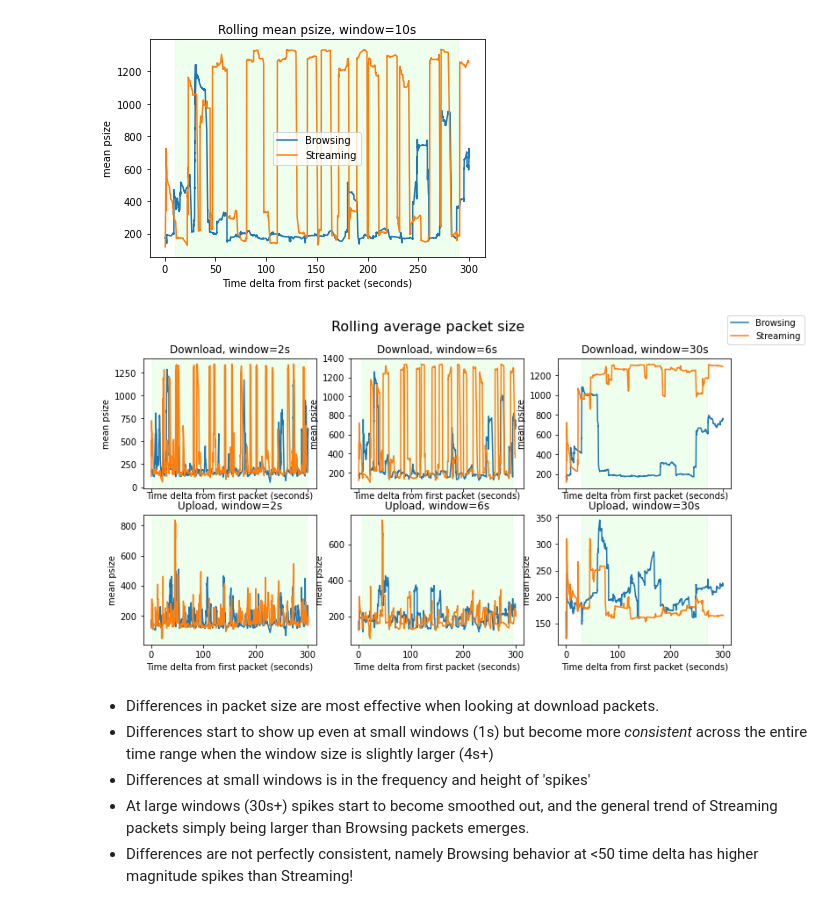
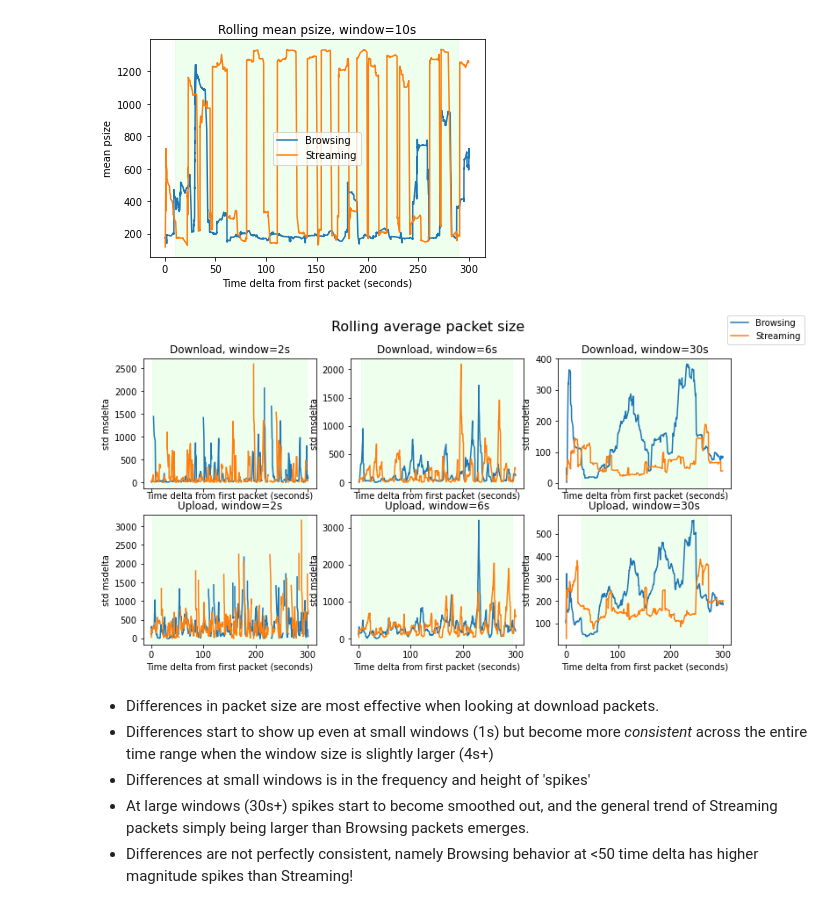
Before and after one commit to parkeraddison/flowpic-replication, a Jupyter notebook: notebooks/3_cleaning-and-features.ipynb, the cells around one changed output. Drawn from its saved outputs; the diff is of its cells as text; code cells hidden in the pictures.

```diff
--- a/notebooks/3_cleaning-and-features.ipynb
+++ b/notebooks/3_cleaning-and-features.ipynb
@@ -459,6 +468,8 @@ def compare_rolling(browse, stream, col, seconds, stat='mean', filts=[],
             frame = rolled.mean()
         elif stat == 'count':
             frame = rolled.count()
+        elif stat == 'std':
+            frame = rolled.std()
         else:
             frame = rolled.apply(stat)
 
@@ -492,21 +503,21 @@ compare_rolling(db, ds, 'psize', 10)
 # %%
 fig, axes = plt.subplots(2, 3, figsize=(12, 6), sharex=True, sharey=False)
 
 seconds = [2, 6, 30]
-col = 'psize'
-stat = 'mean'
+col = 'msdelta'
+stat = 'std'
 
 for i, ax in enumerate(axes[0]):
     compare_rolling(fb, fs, col, seconds[i], stat, [download_pkts],
                     ax=ax, legend=False, title=f"Download, window={seconds[i]}s")
 for i, ax in enumerate(axes[1]):
     compare_rolling(fb, fs, col, seconds[i], stat, [upload_pkts],
                    ax=ax, legend=False, title=f"Upload, window={seconds[i]}s")
 
 fig.legend(['Browsing', 'Streaming'])
 fig.suptitle('Rolling average packet size', fontsize=16);
 # %% [output]
-[figure, old version]
+[figure, new version]
 # %% [markdown]
 - Differences in packet size are most effective when looking at download packets.
 - Differences start to show up even at small windows (1s) but become more *consistent* across the entire time range when the window size is slightly larger (4s+)
```
Also changed, not shown: parts of 1 cell of this notebook.
